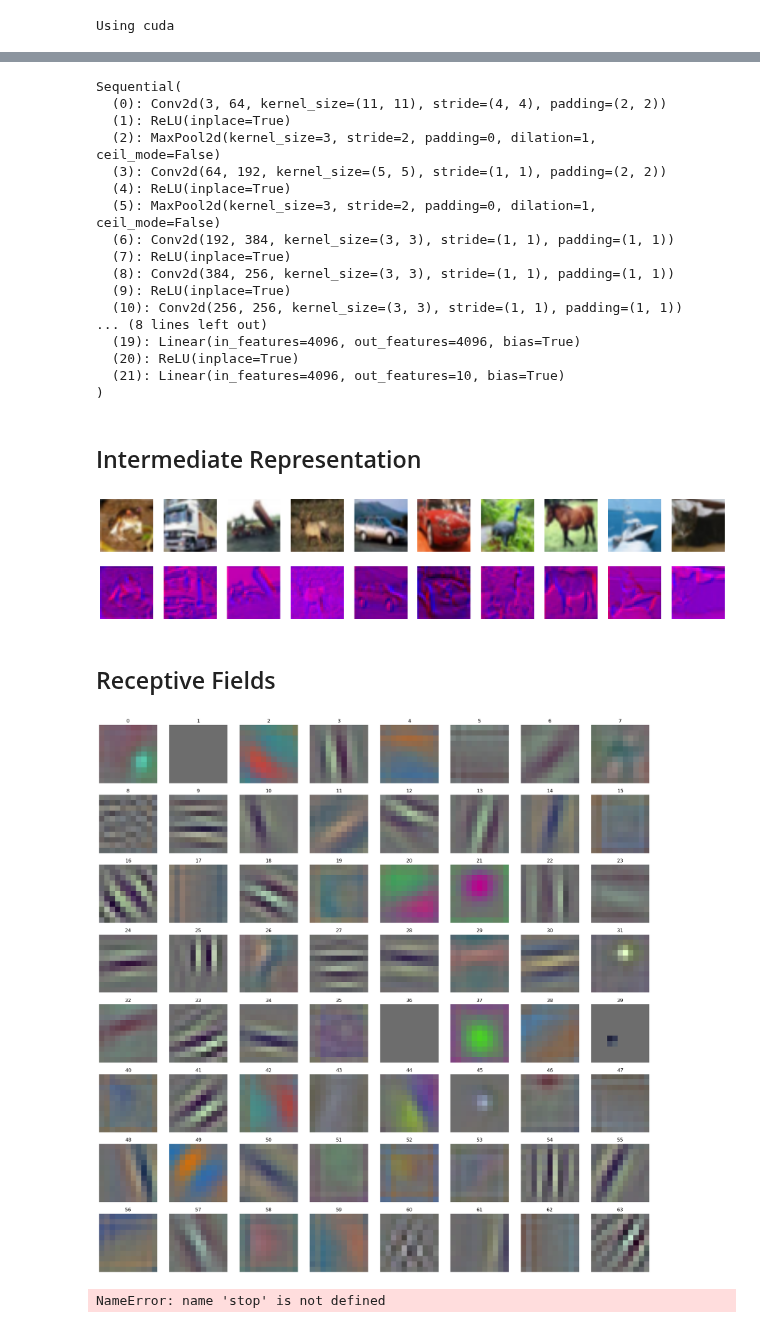
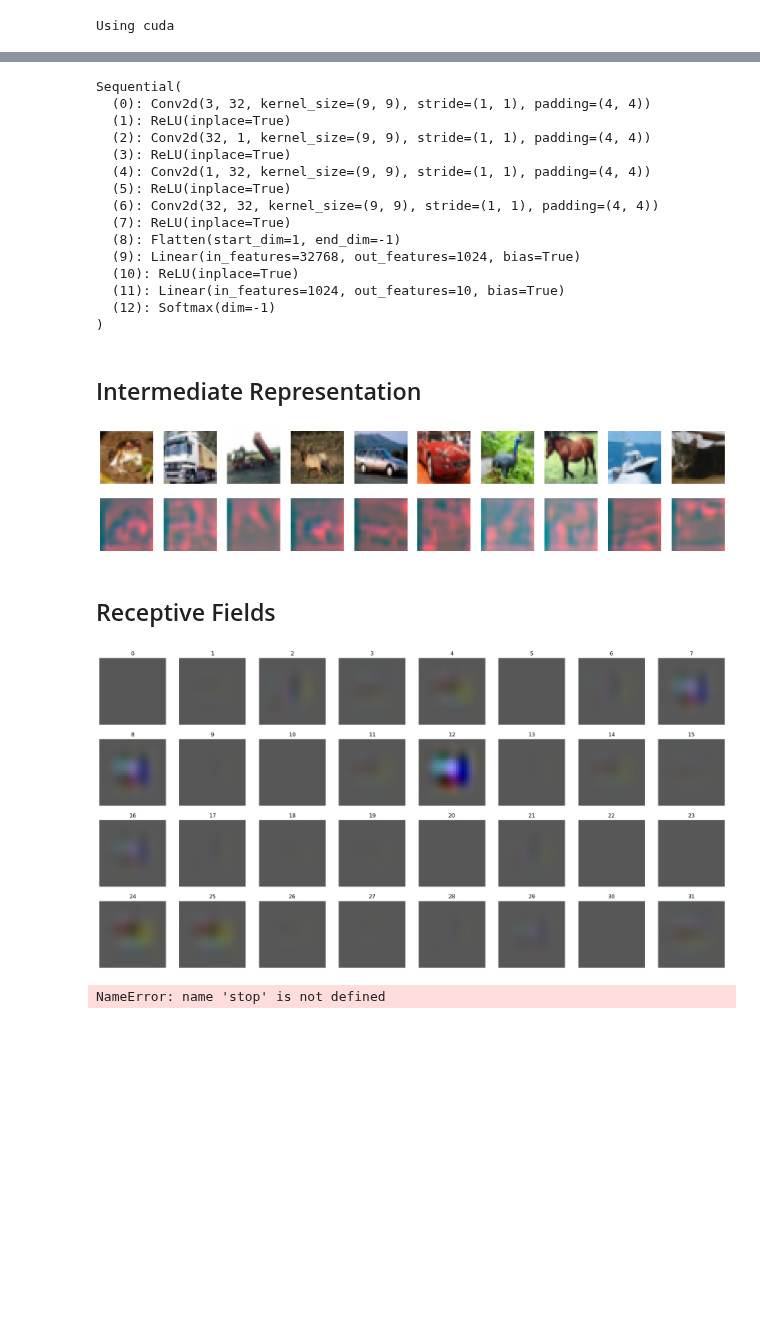
Before and after one commit to fabioseel/receptive-fields, a Jupyter notebook: src/evaluation.ipynb, the cells around one changed output, grey strips where cells are left out. Saved outputs shown, nothing was run; the diff lists cells and outputs as text; code cells hidden in the pictures; blank space fills up the shorter version.

```diff
--- a/src/evaluation.ipynb
+++ b/src/evaluation.ipynb
@@ -22,7 +20,7 @@ print("Using", device)
 # %% [output]
 Using cuda
 # %%
-model = load_model("../models/rf_development/alexnet_pretrain/e06")
+model = load_model("../models/lindsey_optim/lindseydefault/e09")
 transf = [transforms.ToTensor()]
 in_channels = model.in_channels
 img_size = model.img_size
@@ -35,7 +33,6 @@ train_data = datasets.CIFAR10(root="../data", train=True, download=True, transfo
 train_loader = DataLoader(train_data, batch_size=10, shuffle=False)
 
 model = model.get_sequential()
-model.to(device)
 summary(model, (1,in_channels,*img_size))
 # %% [output]
 Files already downloaded and verified
@@ -60,21 +57,19 @@ Estimated Total Size (MB): 229.63
 model.eval()
 # %% [output]
 Sequential(
-  (0): Conv2d(3, 64, kernel_size=(11, 11), stride=(4, 4), padding=(2, 2))
+  (0): Conv2d(3, 32, kernel_size=(9, 9), stride=(1, 1), padding=(4, 4))
   (1): ReLU(inplace=True)
-  (2): MaxPool2d(kernel_size=3, stride=2, padding=0, dilation=1, ceil_mode=False)
-  (3): Conv2d(64, 192, kernel_size=(5, 5), stride=(1, 1), padding=(2, 2))
-  (4): ReLU(inplace=True)
-  (5): MaxPool2d(kernel_size=3, stride=2, padding=0, dilation=1, ceil_mode=False)
-  (6): Conv2d(192, 384, kernel_size=(3, 3), stride=(1, 1), padding=(1, 1))
+  (2): Conv2d(32, 1, kernel_size=(9, 9), stride=(1, 1), padding=(4, 4))
+  (3): ReLU(inplace=True)
+  (4): Conv2d(1, 32, kernel_size=(9, 9), stride=(1, 1), padding=(4, 4))
+  (5): ReLU(inplace=True)
+  (6): Conv2d(32, 32, kernel_size=(9, 9), stride=(1, 1), padding=(4, 4))
   (7): ReLU(inplace=True)
-  (8): Conv2d(384, 256, kernel_size=(3, 3), stride=(1, 1), padding=(1, 1))
-  (9): ReLU(inplace=True)
-  (10): Conv2d(256, 256, kernel_size=(3, 3), stride=(1, 1), padding=(1, 1))
-... (8 lines left out)
-  (19): Linear(in_features=4096, out_features=4096, bias=True)
-  (20): ReLU(inplace=True)
-  (21): Linear(in_features=4096, out_features=10, bias=True)
+  (8): Flatten(start_dim=1, end_dim=-1)
+  (9): Linear(in_features=32768, out_features=1024, bias=True)
+  (10): ReLU(inplace=True)
+  (11): Linear(in_features=1024, out_features=10, bias=True)
+  (12): Softmax(dim=-1)
 )
 # %% [markdown]
 ## Intermediate Representation
@@ -90,14 +85,14 @@ for ax, im in zip(axes[1], processed):
     ax.imshow(normalizeZeroOne(im[:min(3, im.shape[0])].movedim(0,2)), cmap='gray')
     ax.axis('off')
 # %% [output]
-[figure, old version]
+[figure, new version]
 # %% [markdown]
 ## Receptive Fields
 # %%
-eff_rfs = effective_receptive_field(model[:1], n_batch=1, fill_value=0.5, device=device) # model[0].weight.detach().cpu()# TODO: High prio: fix bug in rf size estimation! padding? dilation, stride?
+eff_rfs = effective_receptive_field(model[:5], n_batch=1, fill_value=0.5, device=device) # model[0].weight.detach().cpu()# TODO: High prio: fix bug in rf size estimation! padding? dilation, stride?
 multiplot(eff_rfs, color=True, individ_normalize=False)
 # %% [output]
-[figure, old version]
+[figure, new version]
 # %%
 stop
 # %% [output]
```
Also changed, not shown: parts of 2 cells of this notebook, 2 other files.
